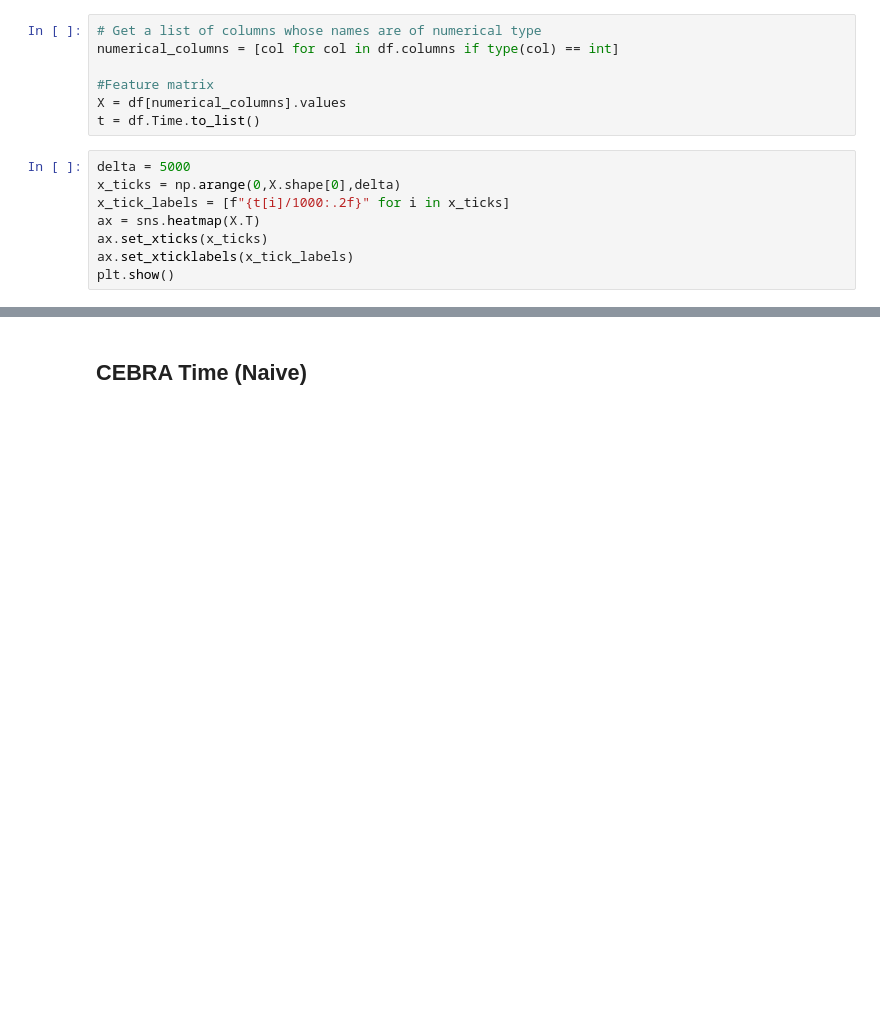
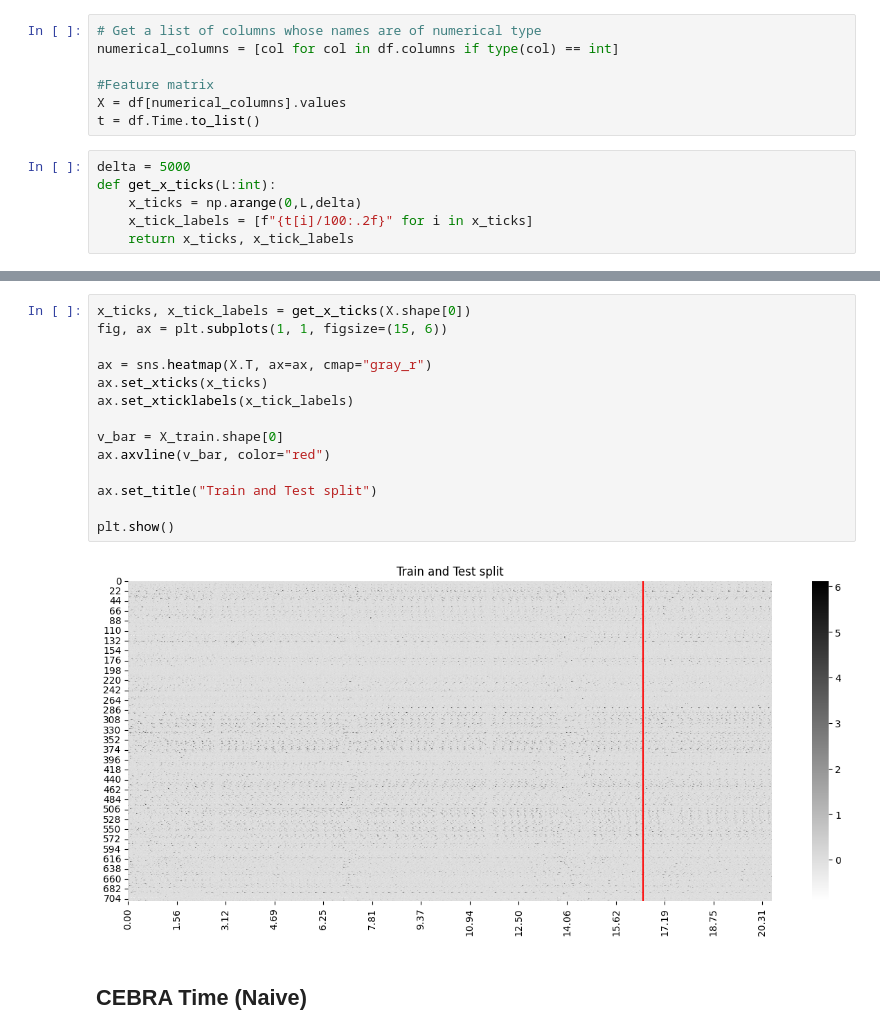
Before and after one commit to neuroscience-bonn/dimensionality-reduction, a Jupyter notebook: cebra.ipynb, the cells around one changed output, grey strips where cells are left out. Drawn from its saved outputs; the diff is of its cells as text; blank space fills up the shorter version.

```diff
--- a/cebra.ipynb
+++ b/cebra.ipynb
@@ -15,9 +16,7 @@ X = df[numerical_columns].values
 t = df.Time.to_list()
 # %%
 delta = 5000
-x_ticks = np.arange(0,X.shape[0],delta)
-x_tick_labels = [f"{t[i]/1000:.2f}" for i in x_ticks]
-ax = sns.heatmap(X.T)
-ax.set_xticks(x_ticks)
-ax.set_xticklabels(x_tick_labels)
-plt.show()
+def get_x_ticks(L:int):
+    x_ticks = np.arange(0,L,delta)
+    x_tick_labels = [f"{t[i]/100:.2f}" for i in x_ticks]
+    return x_ticks, x_tick_labels
@@ -26,3 +30,19 @@ plt.show()
+# %%
+x_ticks, x_tick_labels = get_x_ticks(X.shape[0])
+fig, ax = plt.subplots(1, 1, figsize=(15, 6))
+
+ax = sns.heatmap(X.T, ax=ax, cmap="gray_r")
+ax.set_xticks(x_ticks)
+ax.set_xticklabels(x_tick_labels)
+
+v_bar = X_train.shape[0]
+ax.axvline(v_bar, color="red")
+
+ax.set_title("Train and Test split")
+
+plt.show()
+# %% [output]
+[figure, added]
 # %% [markdown]
 ## CEBRA Time (Naive)
 # %%
```
Also changed, not shown: parts of 12 cells of this notebook.
